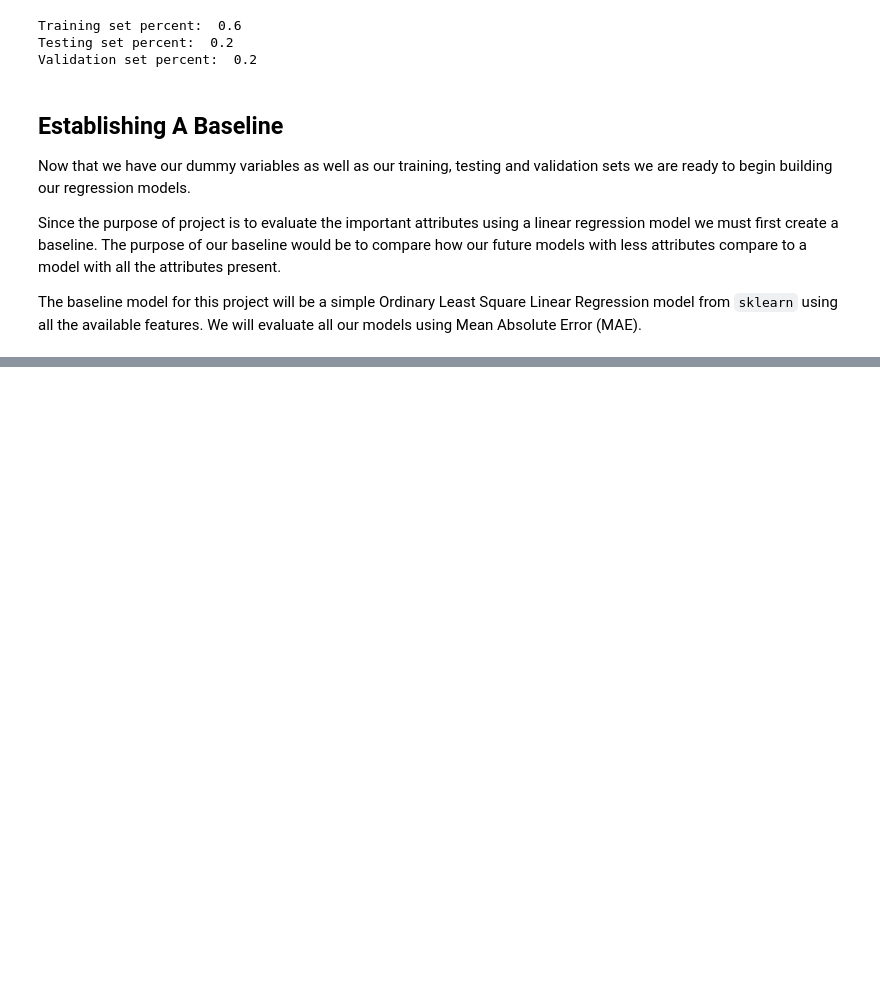
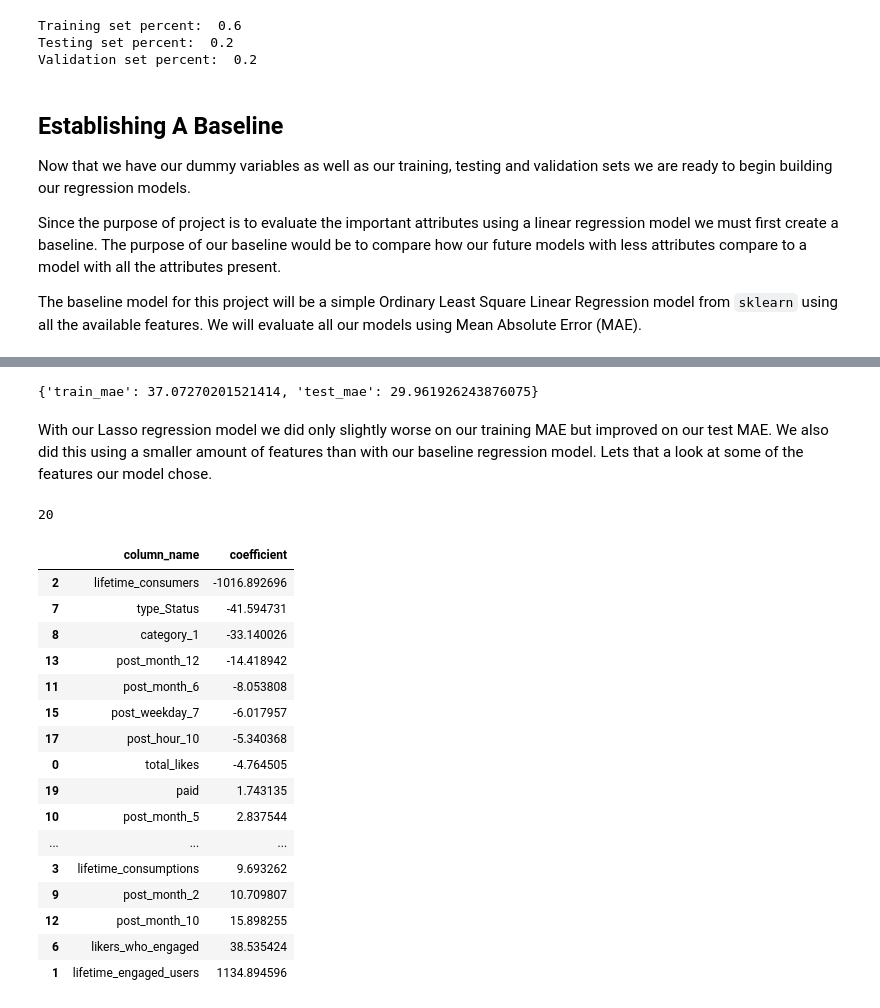
Before and after one commit to aureliobarrios/facebook-metrics, a Jupyter notebook: notebooks/model.ipynb, the cells around one changed output, grey strips where cells are left out. Drawn from its saved outputs; the diff is of its cells as text; code cells hidden in the pictures; blank space fills up the shorter version.

Commit message:
model complete

```diff
--- a/notebooks/model.ipynb
+++ b/notebooks/model.ipynb
@@ -127,0 +204,11 @@ test_results['baseline_reg']
+# %%
+#build our pca training and testing sets
+X_train_pca = optimal_pca.fit_transform(X_train)
+X_test_pca = optimal_pca.transform(X_test)
+# %%
+#used to store test results
+results['pca_reg'] = {}
+
+#creating our pca regression model
+pca_reg = linear_model.LinearRegression()
+pca_reg.fit(X_train_pca, y_train)
@@ -127,0 +236,3 @@ test_results['baseline_reg']
+# %%
+#building our lasso regression model
+lasso_reg = linear_model.LassoCV(cv=5).fit(X_train, y_train)
@@ -127,0 +247,37 @@ test_results['baseline_reg']
+# %%
+results['lasso_reg']
+# %% [output]
+{'train_mae': 37.07270201521414, 'test_mae': 29.961926243876075}
+# %% [markdown]
+With our Lasso regression model we did only slightly worse on our training MAE but improved on our test MAE. We also did this using a smaller amount of features than with our baseline regression model. Lets that a look at some of the features our model chose.
+# %%
+#how many features have nonzero coefficients
+np.count_nonzero(lasso_reg.coef_)
+# %% [output]
+20
+# %%
+#find the column names of our nonzero columns and their coefficients
+values = []
+for idx,  coeff in enumerate(lasso_reg.coef_):
+    if coeff != 0:
+        values.append([X_train.columns[idx], coeff])
+# %%
+pd.DataFrame(values, columns=['column_name', 'coefficient']).sort_values(by='coefficient')
+# %% [output]
+|  | column_name | coefficient |
+| 2 | lifetime_consumers | -1016.892696 |
+| 7 | type_Status | -41.594731 |
+| 8 | category_1 | -33.140026 |
+| 13 | post_month_12 | -14.418942 |
+| 11 | post_month_6 | -8.053808 |
+| 15 | post_weekday_7 | -6.017957 |
+| 17 | post_hour_10 | -5.340368 |
+| 0 | total_likes | -4.764505 |
+| 19 | paid | 1.743135 |
+| 10 | post_month_5 | 2.837544 |
+| ... | ... | ... |
+| 3 | lifetime_consumptions | 9.693262 |
+| 9 | post_month_2 | 10.709807 |
+| 12 | post_month_10 | 15.898255 |
+| 6 | likers_who_engaged | 38.535424 |
+| 1 | lifetime_engaged_users | 1134.894596 |
```
Also changed, not shown: parts of 40 cells of this notebook.
